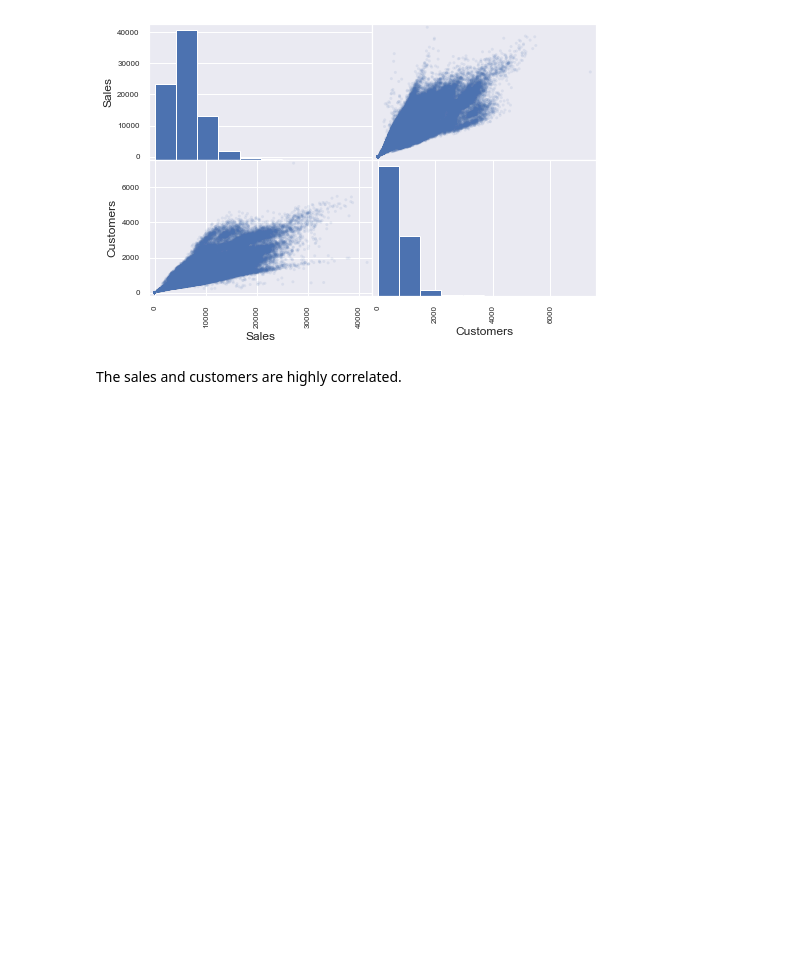
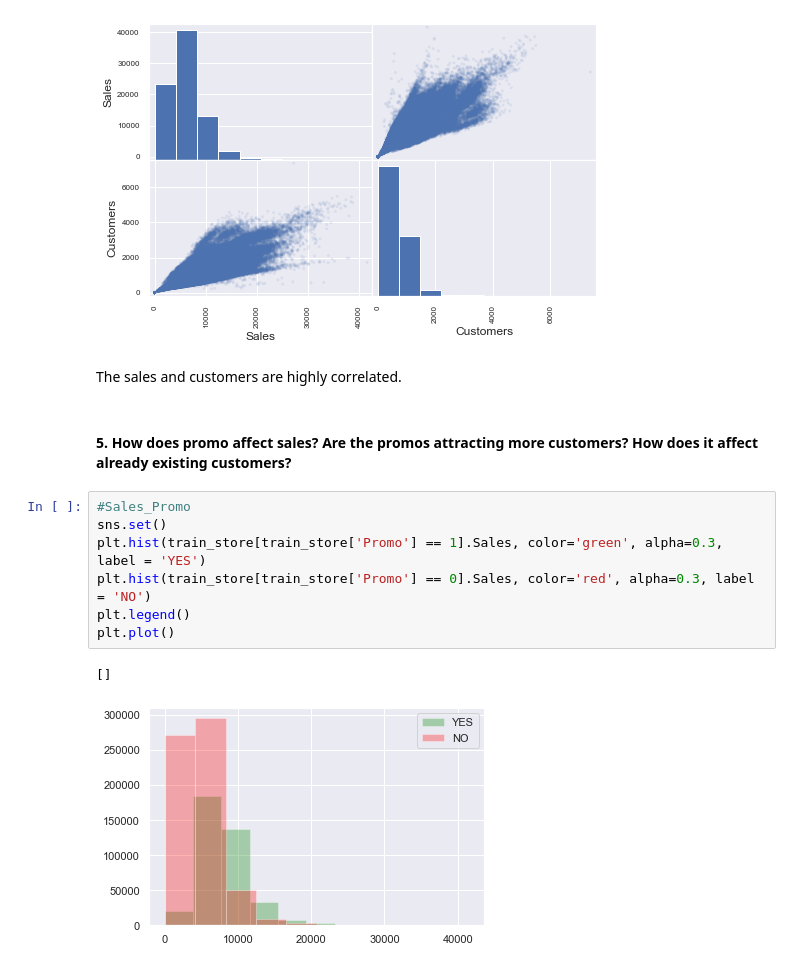
Before and after one commit to Tilda98/Pharmaceutical-Sales-Prediction, a Jupyter notebook: notebooks/EDA.ipynb, the cells around one changed output. Saved outputs shown, nothing was run; the diff lists cells and outputs as text; blank space fills up the shorter version.

```diff
--- a/notebooks/EDA.ipynb
+++ b/notebooks/EDA.ipynb
@@ -394,3 +394,15 @@ scatter_matrix(train_df[attributes], alpha=0.1);
 [figure]
 # %% [markdown]
 The sales and customers are highly correlated.
+# %% [markdown]
+#### 5. How does promo affect sales? Are the promos attracting more customers? How does it affect already existing customers?
+# %%
+#Sales_Promo
+sns.set()
+plt.hist(train_store[train_store['Promo'] == 1].Sales, color='green', alpha=0.3, label = 'YES')
+plt.hist(train_store[train_store['Promo'] == 0].Sales, color='red', alpha=0.3, label = 'NO')
+plt.legend()
+plt.plot()
+# %% [output]
+[]
+[figure, added]
```
Also changed, not shown: parts of 21 cells of this notebook.
